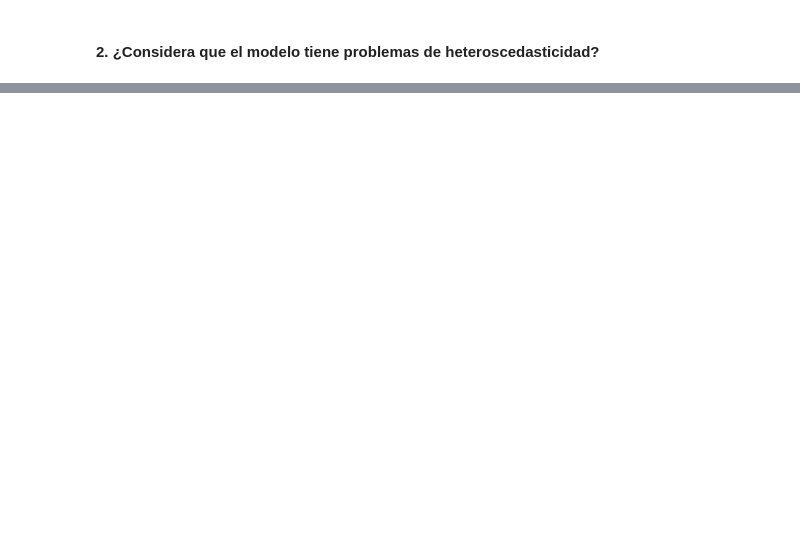
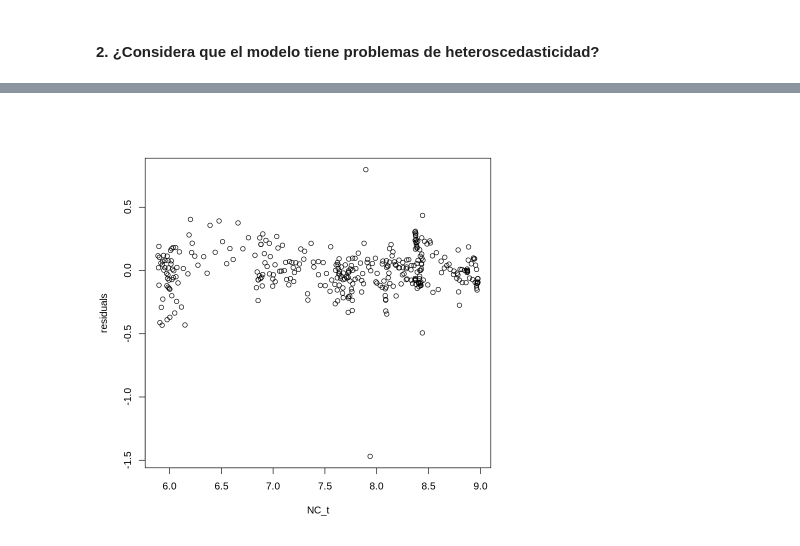
Before and after one commit to MantiMantilla/MEL-2022-2, a Jupyter notebook: Tareas/Tarea 3/Tarea 3.ipynb, the cells around one changed output, grey strips where cells are left out. Saved outputs shown, nothing was run; the diff lists cells and outputs as text; code cells hidden in the pictures; blank space fills up the shorter version.

```diff
--- a/Tareas/Tarea 3/Tarea 3.ipynb
+++ b/Tareas/Tarea 3/Tarea 3.ipynb
@@ -1591,0 +1596,4 @@ plot(yhat, res, xlab = "fitted values", ylab = "residuals")
+# %%
+plot(log(data$NC_t), resi, xlab = "NC_t", ylab = "residuals")
+# %% [output]
+[figure, added]
```
Also changed, not shown: parts of 21 cells of this notebook.
